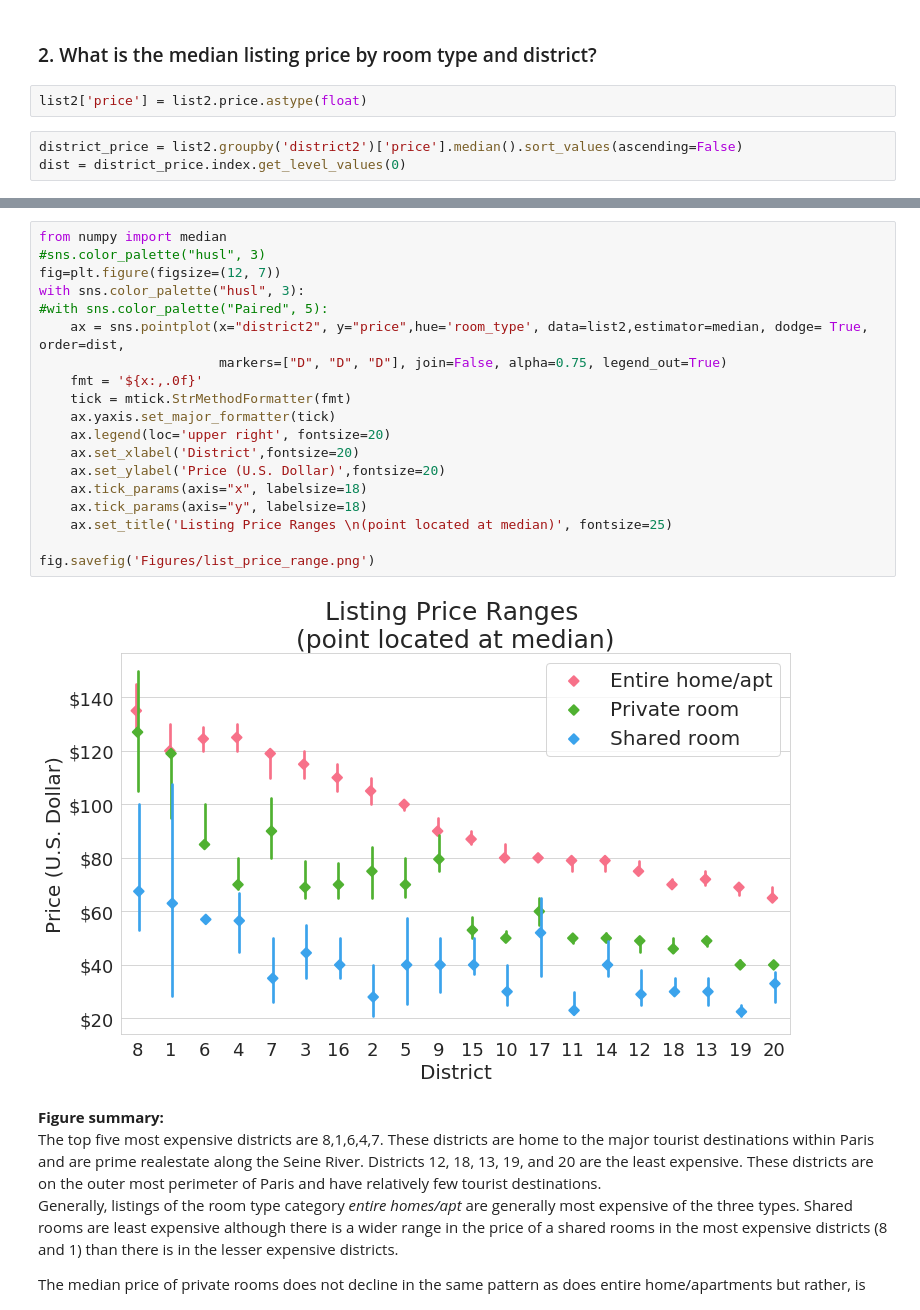
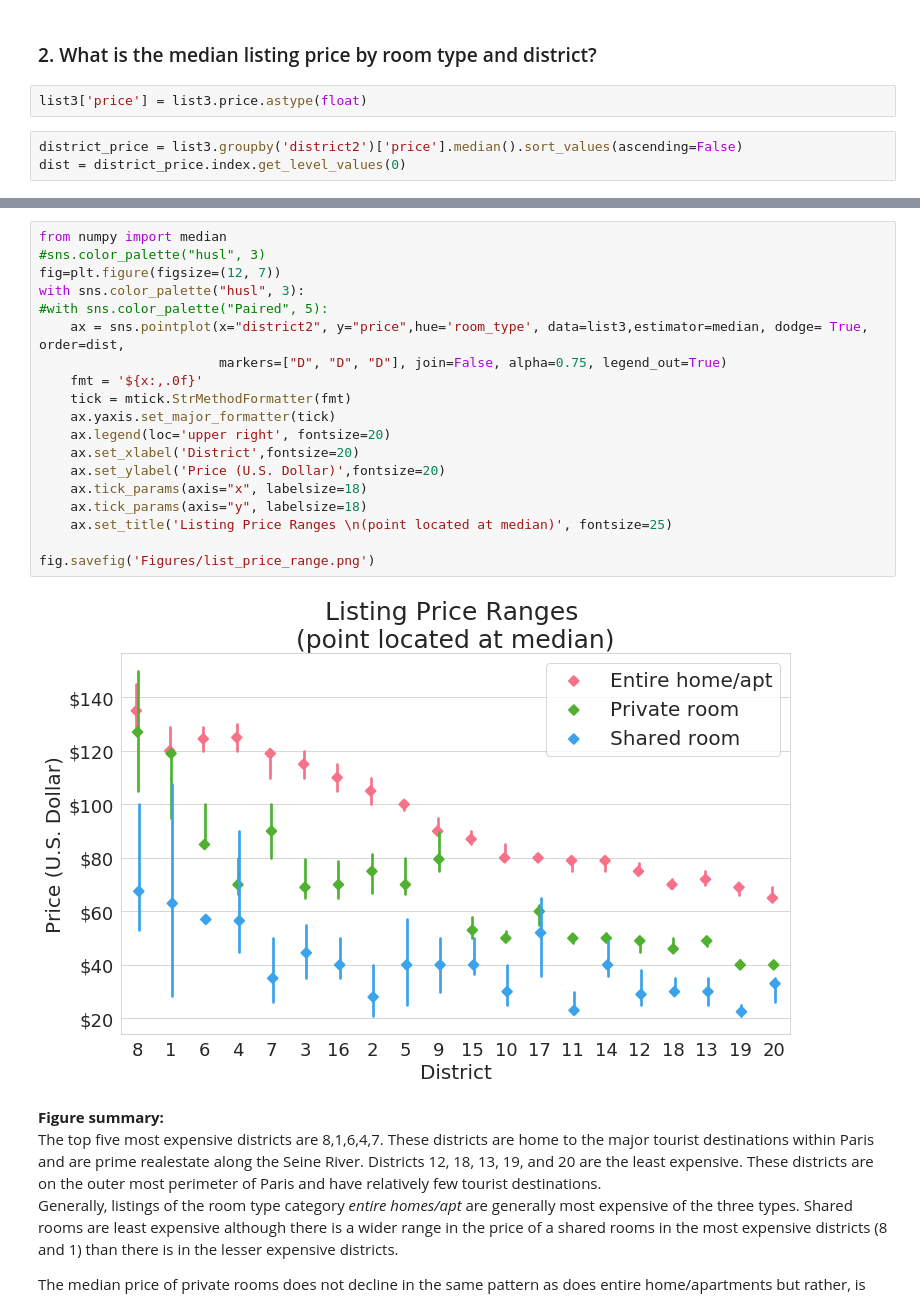
Before and after one commit to eherdter/AirBnB_analysis, a Jupyter notebook: ABNB_France.ipynb, the cells around one changed output, grey strips where cells are left out. Cells and saved outputs as stored; diff of their text form.

```diff
--- a/ABNB_France.ipynb
+++ b/ABNB_France.ipynb
@@ -926,8 +931,8 @@ A vast majority (86%) of the listings in Paris are entire homes/apartments. A mu
 # %% [markdown]
 ### 2. What is the median listing price by room type and district?
 # %%
-list2['price'] = list2.price.astype(float)
+list3['price'] = list3.price.astype(float)
 # %%
-district_price = list2.groupby('district2')['price'].median().sort_values(ascending=False)
+district_price = list3.groupby('district2')['price'].median().sort_values(ascending=False)
 dist = district_price.index.get_level_values(0)
 # %%
@@ -939,24 +944,24 @@ sns.pointplot(x="district2", y="price",data=list2, dodge= True, order=dist,
 # %%
 from numpy import median
 #sns.color_palette("husl", 3)
 fig=plt.figure(figsize=(12, 7))
 with sns.color_palette("husl", 3):
 #with sns.color_palette("Paired", 5):
-    ax = sns.pointplot(x="district2", y="price",hue='room_type', data=list2,estimator=median, dodge= True, order=dist,
+    ax = sns.pointplot(x="district2", y="price",hue='room_type', data=list3,estimator=median, dodge= True, order=dist,
                        markers=["D", "D", "D"], join=False, alpha=0.75, legend_out=True)
     fmt = '${x:,.0f}'
     tick = mtick.StrMethodFormatter(fmt)
     ax.yaxis.set_major_formatter(tick)
     ax.legend(loc='upper right', fontsize=20)
     ax.set_xlabel('District',fontsize=20)
     ax.set_ylabel('Price (U.S. Dollar)',fontsize=20)
     ax.tick_params(axis="x", labelsize=18)
     ax.tick_params(axis="y", labelsize=18)
     ax.set_title('Listing Price Ranges \n(point located at median)', fontsize=25)
 
 fig.savefig('Figures/list_price_range.png')
 # %% [output]
-[figure, old version]
+[figure, new version]
 # %% [markdown]
 **Figure summary:**
 The top five most expensive districts are 8,1,6,4,7. These districts are home to the major tourist destinations within Paris and are prime realestate along the Seine River. Districts 12, 18, 13, 19, and 20 are the least expensive. These districts are on the outer most perimeter of Paris and have relatively few tourist destinations.
```
Also changed, not shown: parts of 14 cells of this notebook.
